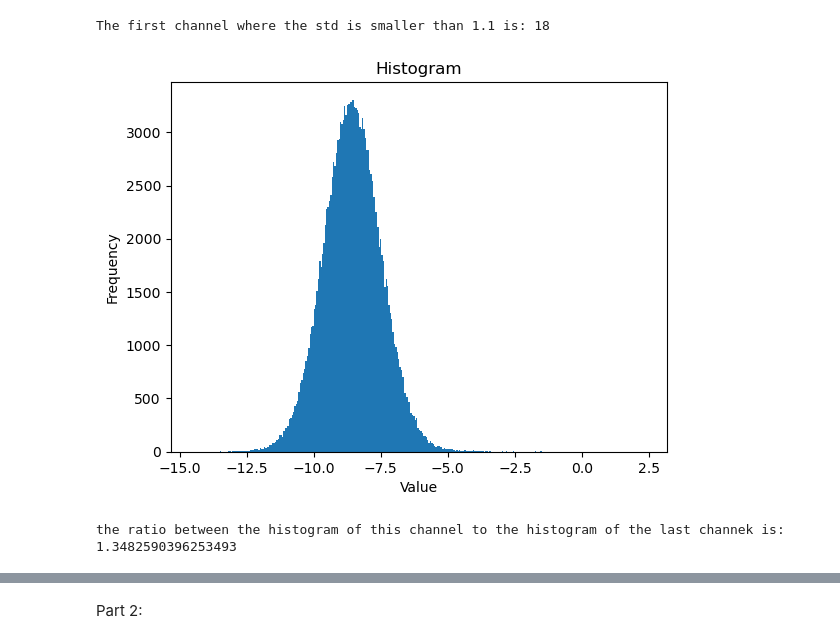
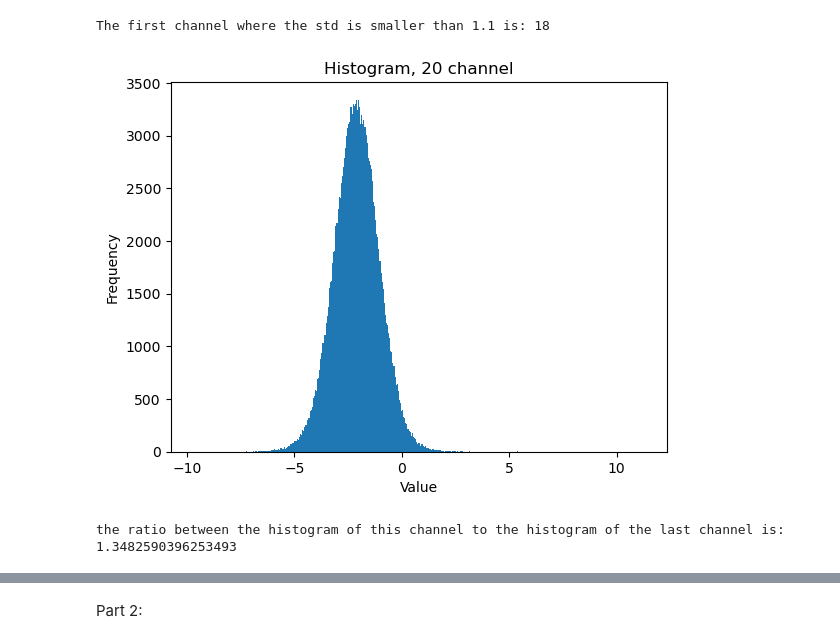
Before and after one commit to mazyaniv/Image-Processing, a Jupyter notebook: main.ipynb, the cells around one changed output, grey strips where cells are left out. Saved outputs shown, nothing was run; the diff lists cells and outputs as text; code cells hidden in the pictures.

```diff
--- a/main.ipynb
+++ b/main.ipynb
@@ -94,20 +98,22 @@ visual(final_cube, "final_cube",bands)
 # %%
-def plot_histogram(matrix):
+def plot_histogram(matrix,k):
     flattened_matrix = matrix.flatten()  # Flatten the matrix into a 1-D array
     plt.hist(flattened_matrix, bins='auto')  # Plot the histogram
     plt.xlabel('Value')
     plt.ylabel('Frequency')
-    plt.title('Histogram')
+    plt.title('Histogram, {} channel'.format(k))
     plt.show()
 
 list_of_std = [np.std(final_cube[:,:,i].flatten()) for i in range(np.shape(final_cube)[2])]
 print("The first channel where the std is smaller than 1.1 is:", np.nonzero(np.array(list_of_std) < 1.1)[0][0])
 k = np.nonzero(np.array(list_of_std) < 1.1)[0][0]
-plot_histogram(final_cube[:,:,np.nonzero(np.array(list_of_std) < 1.1)[0][0]])
+plot_histogram(final_cube[:,:,20],20)
+
+#plot_histogram(final_cube[:,:,np.nonzero(np.array(list_of_std) < 1.1)[0][0]])
 hist0, bin0 =  np.histogram(final_cube[:,:,k])
 hist_f, bin_f = np.histogram(final_cube[:,:,-1])
-print("the ratio between the histogram of this channel to the histogram of the last channek is:", np.trapz(hist0, bin0[:-1])/np.trapz(hist_f, bin_f[:-1]))
+print("the ratio between the histogram of this channel to the histogram of the last channel is:", np.trapz(hist0, bin0[:-1])/np.trapz(hist_f, bin_f[:-1]))
 # %% [output]
 The first channel where the std is smaller than 1.1 is: 18
-[figure, old version]
+[figure, new version]
-the ratio between the histogram of this channel to the histogram of the last channek is: 1.3482590396253493
+the ratio between the histogram of this channel to the histogram of the last channel is: 1.3482590396253493
```
Also changed, not shown: parts of 19 cells of this notebook.
